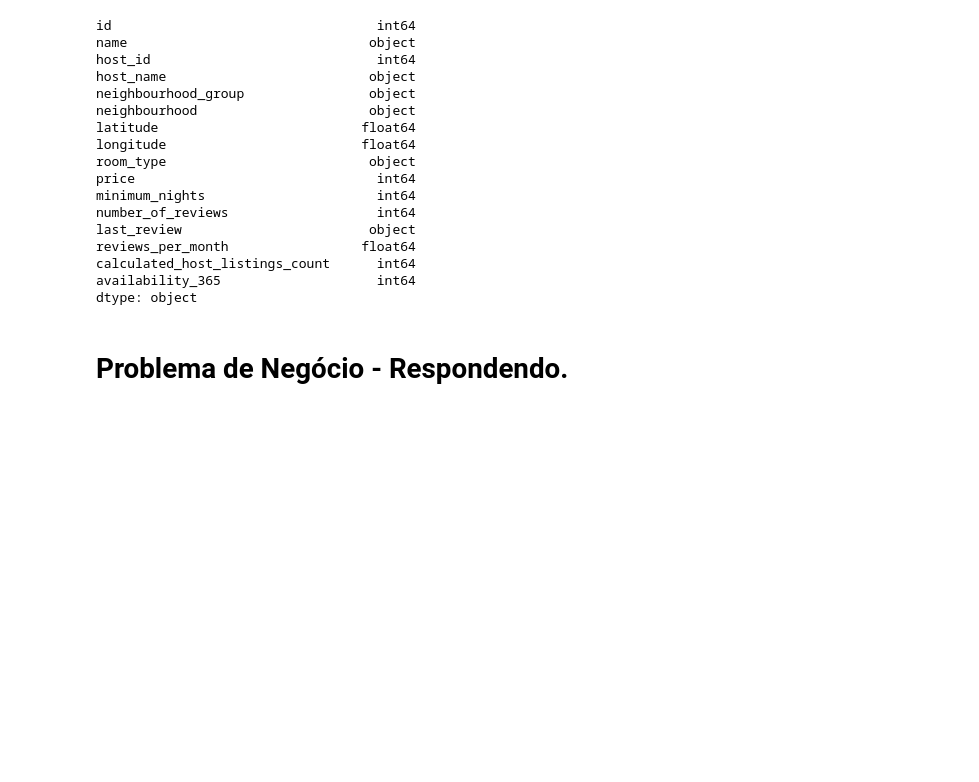
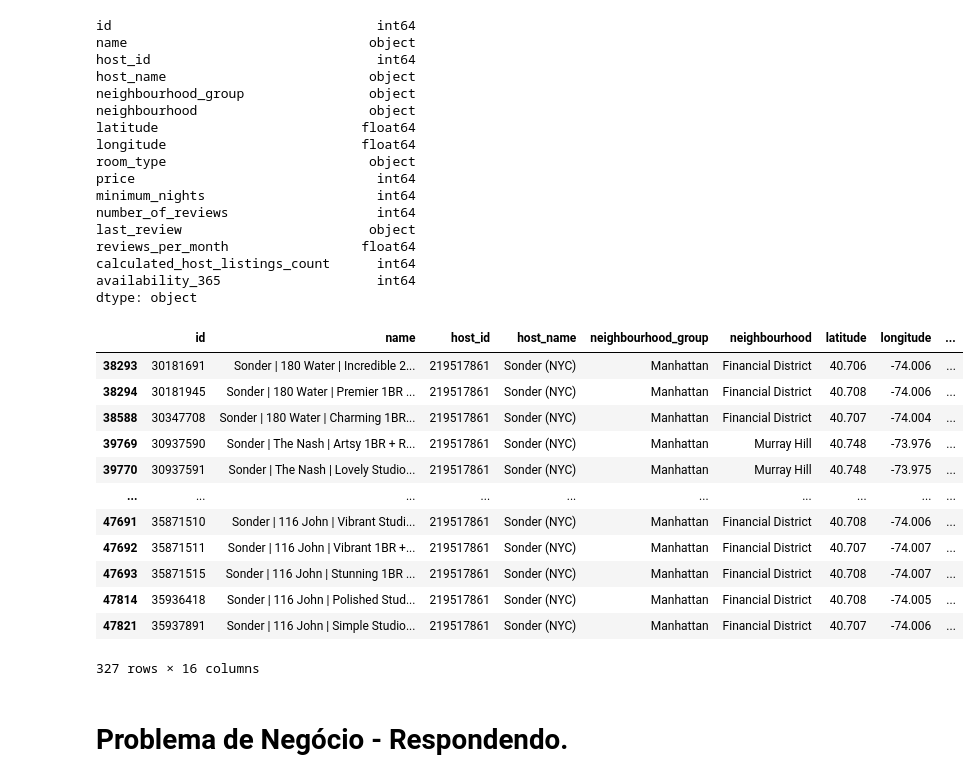
Before and after one commit to webluc/fundamentos, a Jupyter notebook: Untitled.ipynb, the cells around one changed output. Drawn from its saved outputs; the diff is of its cells as text; code cells hidden in the pictures; blank space fills up the shorter version.

```diff
--- a/Untitled.ipynb
+++ b/Untitled.ipynb
@@ -60,2 +63,21 @@ dtype: object
+# %%
+#df[['id','host_id']].groupby(['host_id','id']).count().sample(20)
+
+df[df['host_id'] == 219517861 ]
+#df.head( 20 ).sort_values('calculated_host_listings_count', ascending = True)
+# %% [output]
+|  | id | name | host_id | host_name | neighbourhood_group | neighbourhood | latitude | longitude | ... |
+| 38293 | 30181691 | Sonder | 180 Water | Incredible 2... | 219517861 | Sonder (NYC) | Manhattan | Financial District | 40.706 | -74.006 | ... |
+| 38294 | 30181945 | Sonder | 180 Water | Premier 1BR ... | 219517861 | Sonder (NYC) | Manhattan | Financial District | 40.708 | -74.006 | ... |
+| 38588 | 30347708 | Sonder | 180 Water | Charming 1BR... | 219517861 | Sonder (NYC) | Manhattan | Financial District | 40.707 | -74.004 | ... |
+| 39769 | 30937590 | Sonder | The Nash | Artsy 1BR + R... | 219517861 | Sonder (NYC) | Manhattan | Murray Hill | 40.748 | -73.976 | ... |
+| 39770 | 30937591 | Sonder | The Nash | Lovely Studio... | 219517861 | Sonder (NYC) | Manhattan | Murray Hill | 40.748 | -73.975 | ... |
+| ... | ... | ... | ... | ... | ... | ... | ... | ... | ... |
+| 47691 | 35871510 | Sonder | 116 John | Vibrant Studi... | 219517861 | Sonder (NYC) | Manhattan | Financial District | 40.708 | -74.006 | ... |
+| 47692 | 35871511 | Sonder | 116 John | Vibrant 1BR +... | 219517861 | Sonder (NYC) | Manhattan | Financial District | 40.707 | -74.007 | ... |
+| 47693 | 35871515 | Sonder | 116 John | Stunning 1BR ... | 219517861 | Sonder (NYC) | Manhattan | Financial District | 40.708 | -74.007 | ... |
+| 47814 | 35936418 | Sonder | 116 John | Polished Stud... | 219517861 | Sonder (NYC) | Manhattan | Financial District | 40.708 | -74.005 | ... |
+| 47821 | 35937891 | Sonder | 116 John | Simple Studio... | 219517861 | Sonder (NYC) | Manhattan | Financial District | 40.707 | -74.006 | ... |
+327 rows × 16 columns
 # %% [markdown]
 # Problema de Negócio - Respondendo.
```
Also changed, not shown: parts of 90 cells of this notebook.
